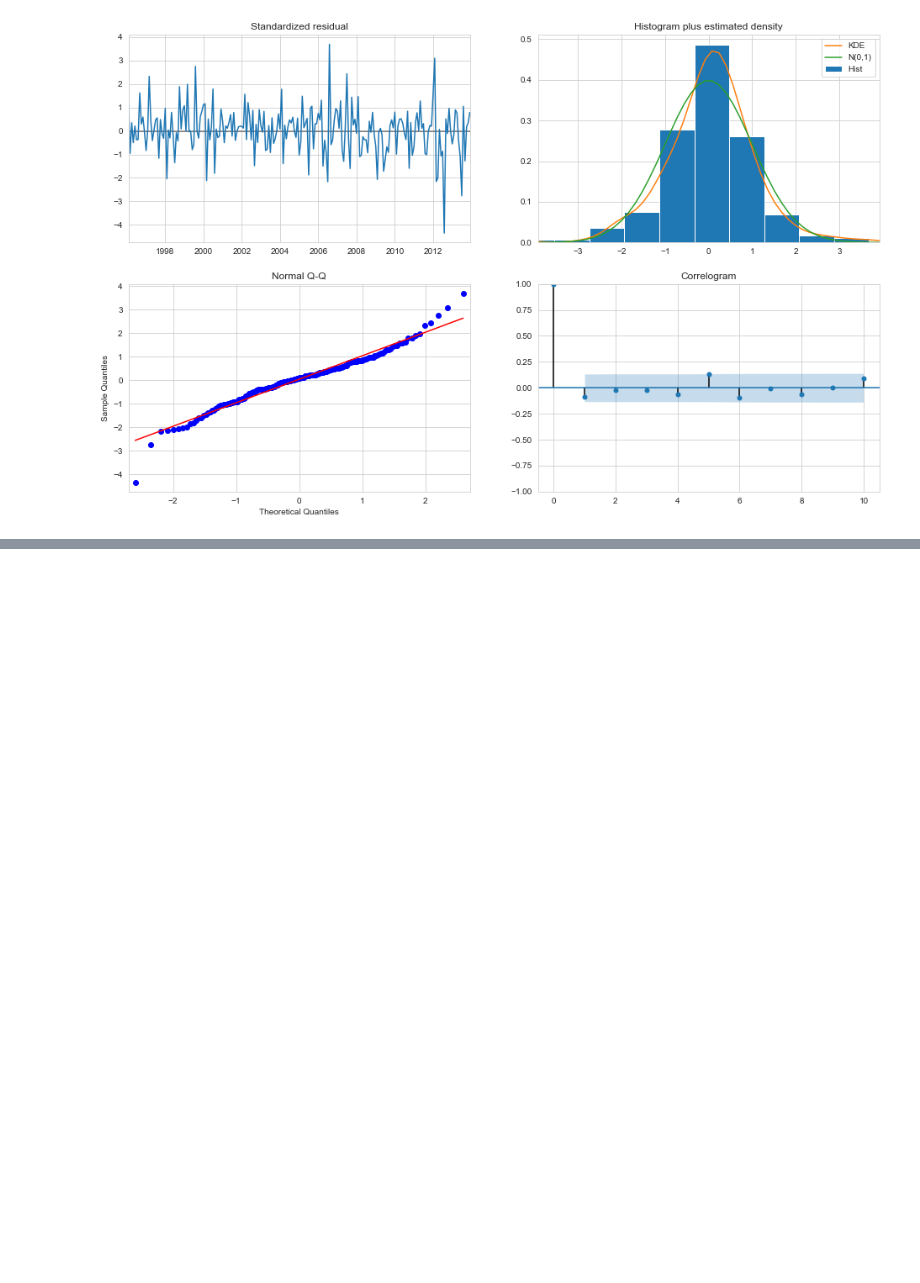
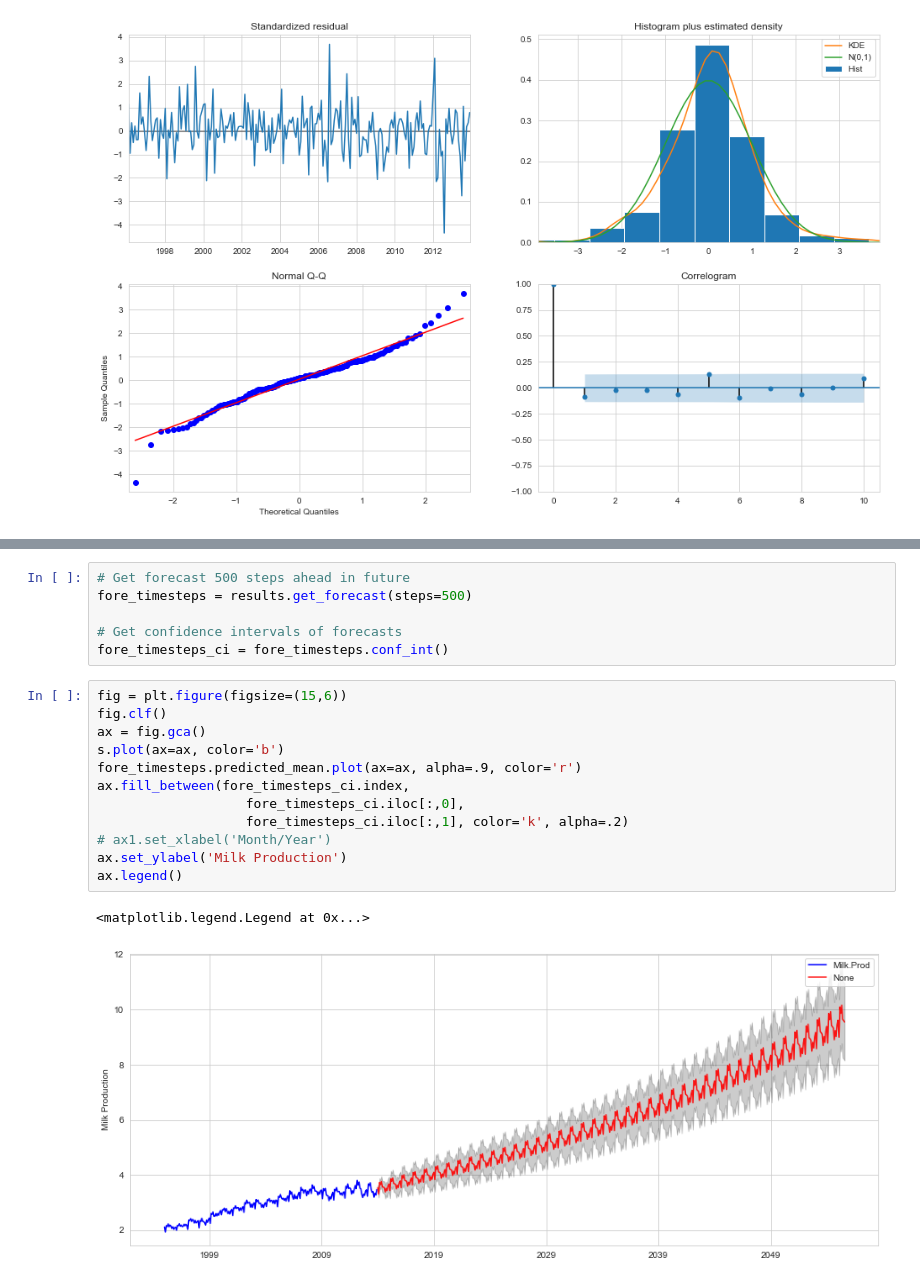
Before and after one commit to sid83/TS_Forecasting, a Jupyter notebook: TimeSeriesForcasting_SARIMAmodel_Python.ipynb, the cells around one changed output, grey strips where cells are left out. Saved outputs shown, nothing was run; the diff lists cells and outputs as text; blank space fills up the shorter version.

```diff
--- a/TimeSeriesForcasting_SARIMAmodel_Python.ipynb
+++ b/TimeSeriesForcasting_SARIMAmodel_Python.ipynb
@@ -254,0 +295,21 @@ plt.show()
+# %%
+# Get forecast 500 steps ahead in future
+fore_timesteps = results.get_forecast(steps=500)
+
+# Get confidence intervals of forecasts
+fore_timesteps_ci = fore_timesteps.conf_int()
+# %%
+fig = plt.figure(figsize=(15,6))
+fig.clf()
+ax = fig.gca()
+s.plot(ax=ax, color='b')
+fore_timesteps.predicted_mean.plot(ax=ax, alpha=.9, color='r')
+ax.fill_between(fore_timesteps_ci.index,
+                   fore_timesteps_ci.iloc[:,0],
+                   fore_timesteps_ci.iloc[:,1], color='k', alpha=.2)
+# ax1.set_xlabel('Month/Year')
+ax.set_ylabel('Milk Production')
+ax.legend()
+# %% [output]
+<matplotlib.legend.Legend at 0x...>
+[figure, added]
```
Also changed, not shown: parts of 10 cells of this notebook, 1 other file.
